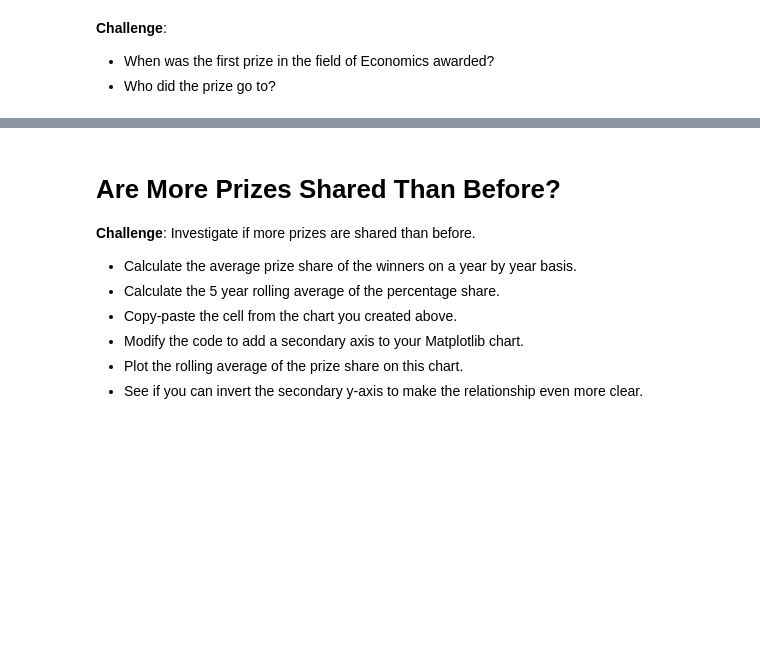
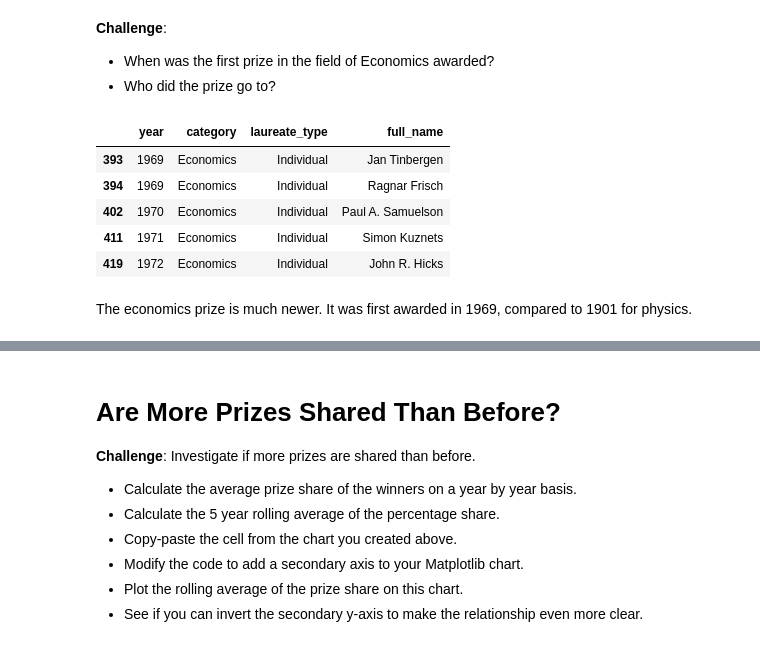
Before and after one commit to M-Awwab-Khan/analyzing-nobel-prize-winners, a Jupyter notebook: Nobel_Prize_Analysis_(start).ipynb, the cells around one changed output, grey strips where cells are left out. Drawn from its saved outputs; the diff is of its cells as text; code cells hidden in the pictures; blank space fills up the shorter version.

Commit message:
economics prize problem

```diff
--- a/Nobel_Prize_Analysis_(start).ipynb
+++ b/Nobel_Prize_Analysis_(start).ipynb
@@ -285,6 +310,17 @@ We see that Marie Curie actually got the Nobel prize twice - once in physics and
 **Challenge**:
 * When was the first prize in the field of Economics awarded?
 * Who did the prize go to?
+# %%
+df_data[df_data['category'] == 'Economics'].sort_values('year')[col_subset].head()
+# %% [output]
+|  | year | category | laureate_type | full_name |
+| 393 | 1969 | Economics | Individual | Jan Tinbergen |
+| 394 | 1969 | Economics | Individual | Ragnar Frisch |
+| 402 | 1970 | Economics | Individual | Paul A. Samuelson |
+| 411 | 1971 | Economics | Individual | Simon Kuznets |
+| 419 | 1972 | Economics | Individual | John R. Hicks |
+# %% [markdown]
+The economics prize is much newer. It was first awarded in 1969, compared to 1901 for physics.
 # %% [markdown]
 # Male and Female Winners by Category
 
```
Also changed, not shown: parts of 2 cells of this notebook.
